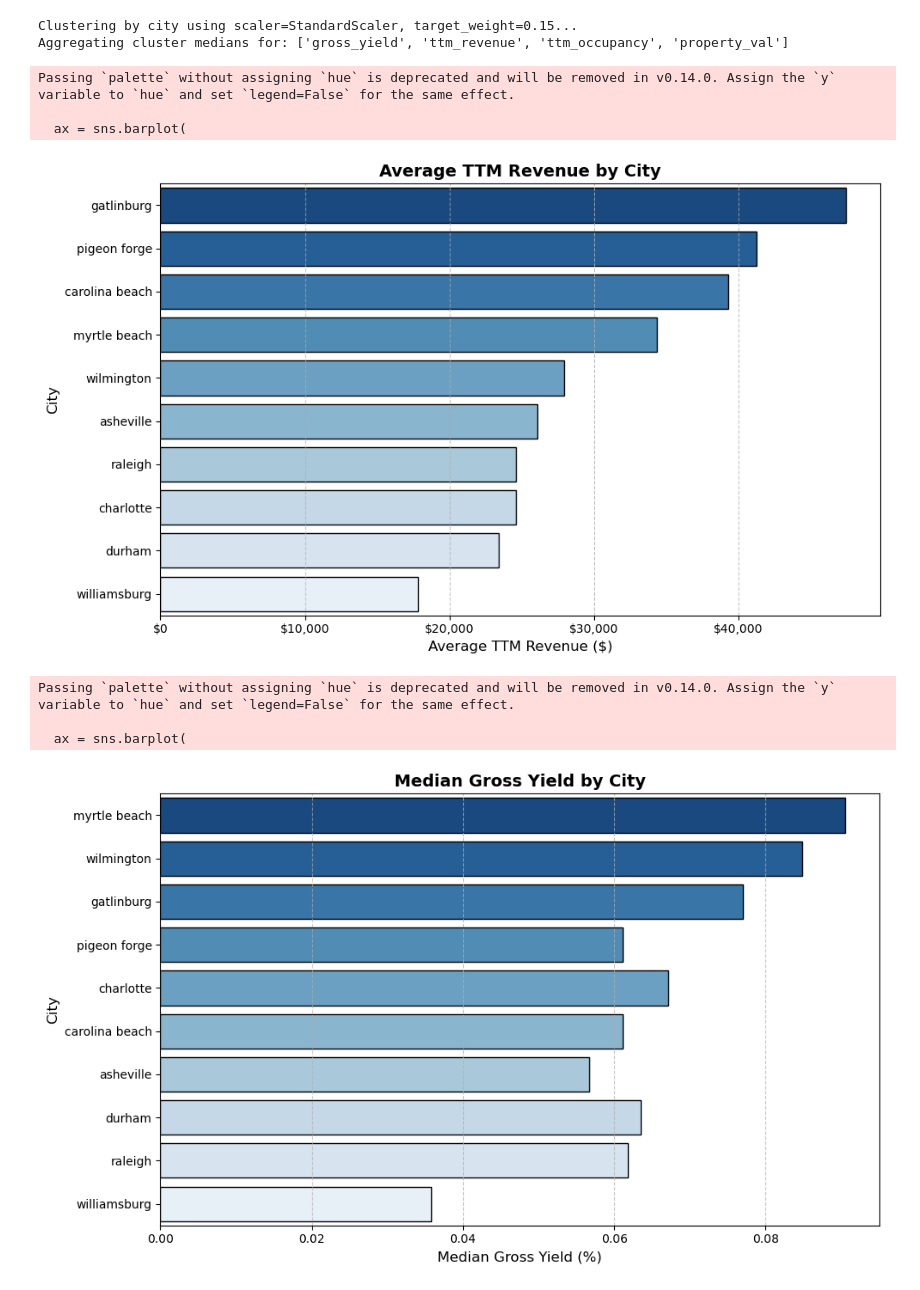
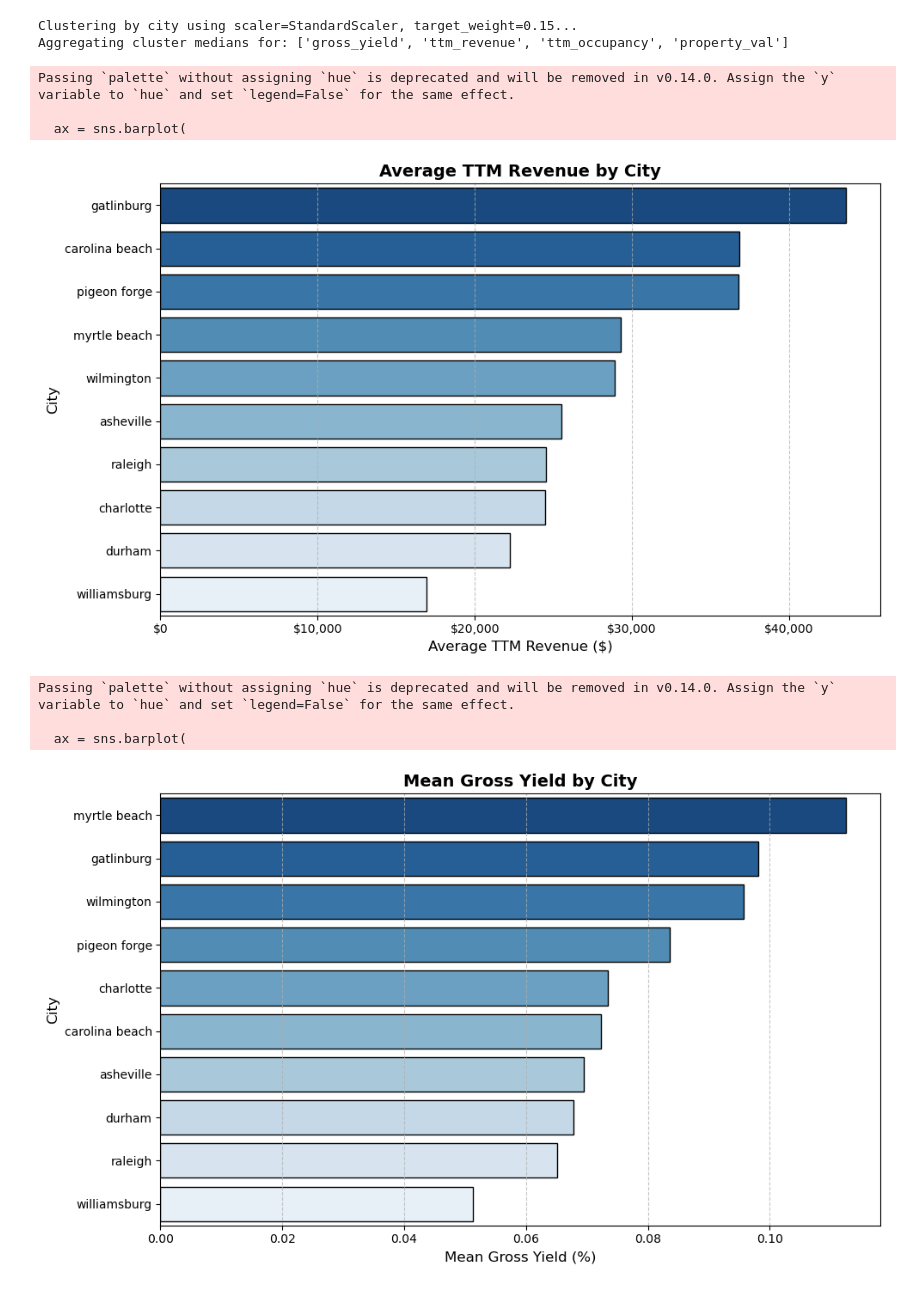
Before and after one commit to ebbopp/IAA_Summer_Practicum, a Jupyter notebook: Alan/clustering.ipynb, the cells around one changed output. Saved outputs shown, nothing was run; the diff lists cells and outputs as text; code cells hidden in the pictures.

```diff
--- a/Alan/clustering.ipynb
+++ b/Alan/clustering.ipynb
@@ -13,3 +13,9 @@ from sklearn.metrics import silhouette_score
 from sklearn.preprocessing import StandardScaler
 # %%
 df_listings = pd.read_csv('data/combined_csvs/listings_property_vals.csv')
+print(len(df_listings))
+before = len(df_listings)
+df_listings = df_listings[df_listings["ttm_avg_rate"] <= 500]
+print(before - len(df_listings))
+df_listings = df_listings[~pd.isna(df_listings["gross_yield"])]
+print(before - len(df_listings))
@@ -182,38 +192,38 @@ plt.show()
 Passing `palette` without assigning `hue` is deprecated and will be removed in v0.14.0. Assign the `y` variable to `hue` and set `legend=False` for the same effect.
 
   ax = sns.barplot(
-[figure, old version]
+[figure, new version]
 # %%
 import matplotlib.pyplot as plt
 import seaborn as sns
 
 # 1. Aggregate by city and sort by average TTM revenue descending
 df_summary = (
     df_clustered.groupby("city")["gross_yield"]
     .agg(count="count", avg="mean", median="median")
     .reset_index()
     .sort_values(by="avg", ascending=False)
 )
 
 # 2. Plot horizontal bar chart
 plt.figure(figsize=(10, 6))
 ax = sns.barplot(
     data=df_summary,
     y="city",
-    x="median",
+    x="avg",
     palette="Blues_r",
     edgecolor="black",
 )
 
-plt.title("Median Gross Yield by City", fontsize=14, fontweight="bold")
-plt.xlabel("Median Gross Yield (%)", fontsize=12)
+plt.title("Mean Gross Yield by City", fontsize=14, fontweight="bold")
+plt.xlabel("Mean Gross Yield (%)", fontsize=12)
 plt.ylabel("City", fontsize=12)
 plt.grid(axis="x", linestyle="--", alpha=0.7)
 
 plt.tight_layout()
 plt.show()
 # %% [output]
 Passing `palette` without assigning `hue` is deprecated and will be removed in v0.14.0. Assign the `y` variable to `hue` and set `legend=False` for the same effect.
 
   ax = sns.barplot(
-[figure, old version]
+[figure, new version]
```
Also changed, not shown: parts of 5 cells of this notebook, 3 other files.
